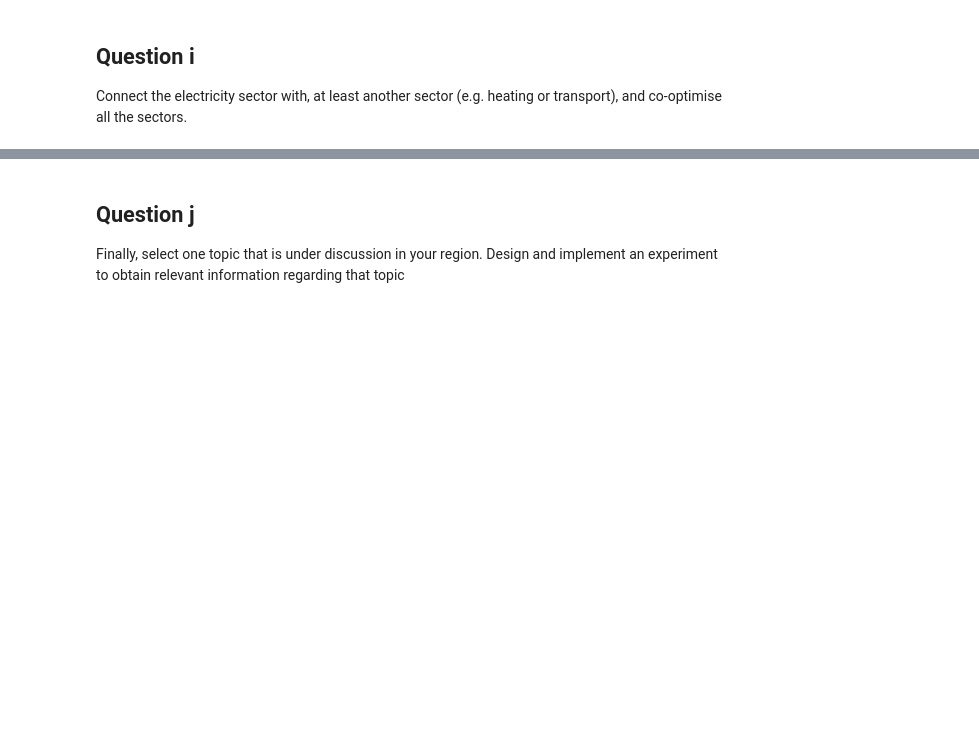
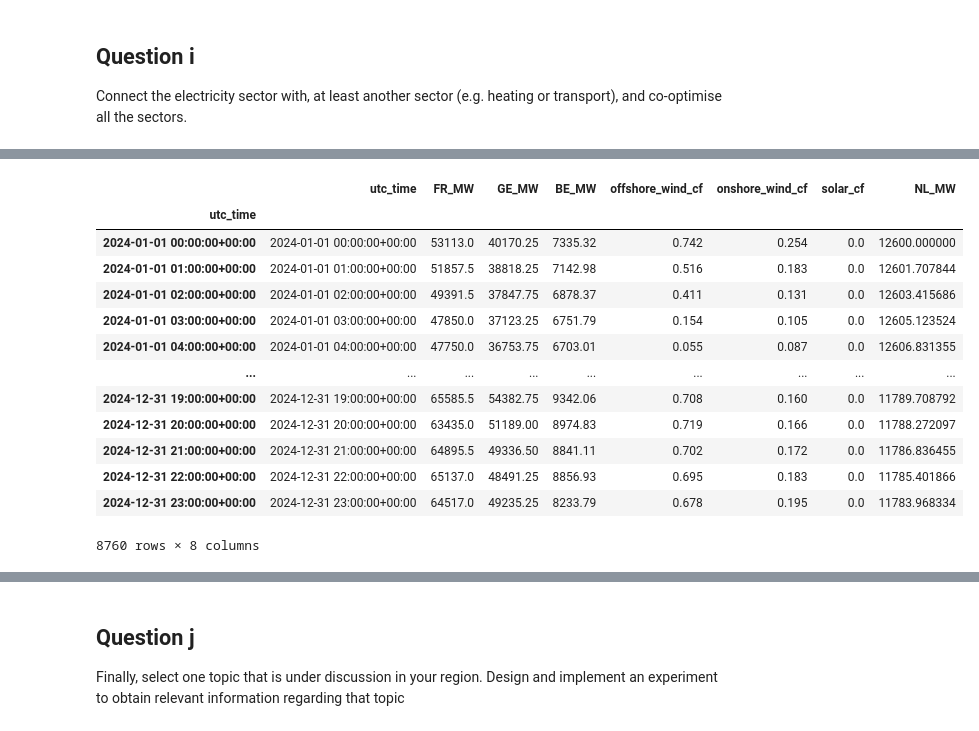
Before and after one commit to lc253264/Integrated-Energy-Grids-Group-29, a Jupyter notebook: interconnected_model_task_deghij.ipynb, the cells around one changed output, grey strips where cells are left out. Cells and saved outputs as stored; diff of their text form; code cells hidden in the pictures; blank space fills up the shorter version.

```diff
--- a/interconnected_model_task_deghij.ipynb
+++ b/interconnected_model_task_deghij.ipynb
@@ -770,3 +785,24 @@ data_heat.index = pd.DatetimeIndex(data_heat['utc_time'])
+# %%
+#Remove the 29th of february as we have no heat data for it
+data_elec = pd.read_csv('data/df_global_no2902.csv',sep=',')
+data_elec['utc_time'] = pd.to_datetime(data_elec['utc_time'].str.strip(), dayfirst=False, errors='coerce')
+data_elec.index = pd.DatetimeIndex(data_elec['utc_time'])
+data_elec
+# %% [output]
+|  | utc_time | FR_MW | GE_MW | BE_MW | offshore_wind_cf | onshore_wind_cf | solar_cf | NL_MW |
+| utc_time |  |  |  |  |  |  |  |  |
+| 2024-01-01 00:00:00+00:00 | 2024-01-01 00:00:00+00:00 | 53113.0 | 40170.25 | 7335.32 | 0.742 | 0.254 | 0.0 | 12600.000000 |
+| 2024-01-01 01:00:00+00:00 | 2024-01-01 01:00:00+00:00 | 51857.5 | 38818.25 | 7142.98 | 0.516 | 0.183 | 0.0 | 12601.707844 |
+| 2024-01-01 02:00:00+00:00 | 2024-01-01 02:00:00+00:00 | 49391.5 | 37847.75 | 6878.37 | 0.411 | 0.131 | 0.0 | 12603.415686 |
+| 2024-01-01 03:00:00+00:00 | 2024-01-01 03:00:00+00:00 | 47850.0 | 37123.25 | 6751.79 | 0.154 | 0.105 | 0.0 | 12605.123524 |
+| 2024-01-01 04:00:00+00:00 | 2024-01-01 04:00:00+00:00 | 47750.0 | 36753.75 | 6703.01 | 0.055 | 0.087 | 0.0 | 12606.831355 |
+| ... | ... | ... | ... | ... | ... | ... | ... | ... |
+| 2024-12-31 19:00:00+00:00 | 2024-12-31 19:00:00+00:00 | 65585.5 | 54382.75 | 9342.06 | 0.708 | 0.160 | 0.0 | 11789.708792 |
+| 2024-12-31 20:00:00+00:00 | 2024-12-31 20:00:00+00:00 | 63435.0 | 51189.00 | 8974.83 | 0.719 | 0.166 | 0.0 | 11788.272097 |
+| 2024-12-31 21:00:00+00:00 | 2024-12-31 21:00:00+00:00 | 64895.5 | 49336.50 | 8841.11 | 0.702 | 0.172 | 0.0 | 11786.836455 |
+| 2024-12-31 22:00:00+00:00 | 2024-12-31 22:00:00+00:00 | 65137.0 | 48491.25 | 8856.93 | 0.695 | 0.183 | 0.0 | 11785.401866 |
+| 2024-12-31 23:00:00+00:00 | 2024-12-31 23:00:00+00:00 | 64517.0 | 49235.25 | 8233.79 | 0.678 | 0.195 | 0.0 | 11783.968334 |
+8760 rows × 8 columns
 # %%
 # 1. NETWORK INITIALIZATION
 n = pypsa.Network()
```
Also changed, not shown: parts of 13 cells of this notebook.
